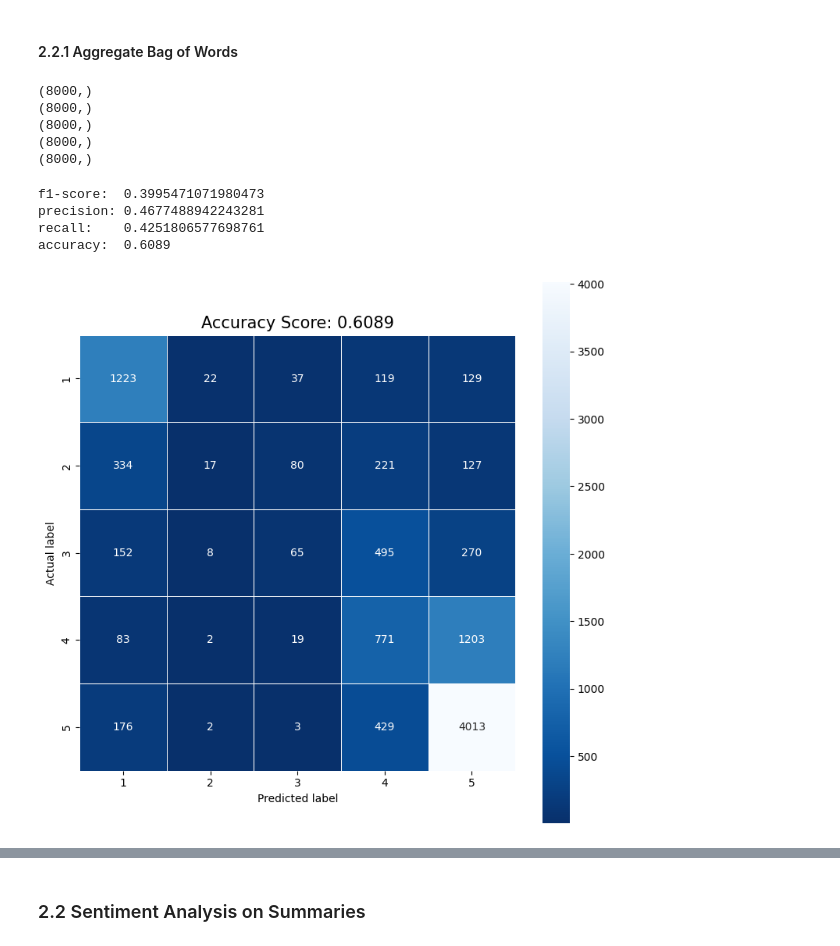
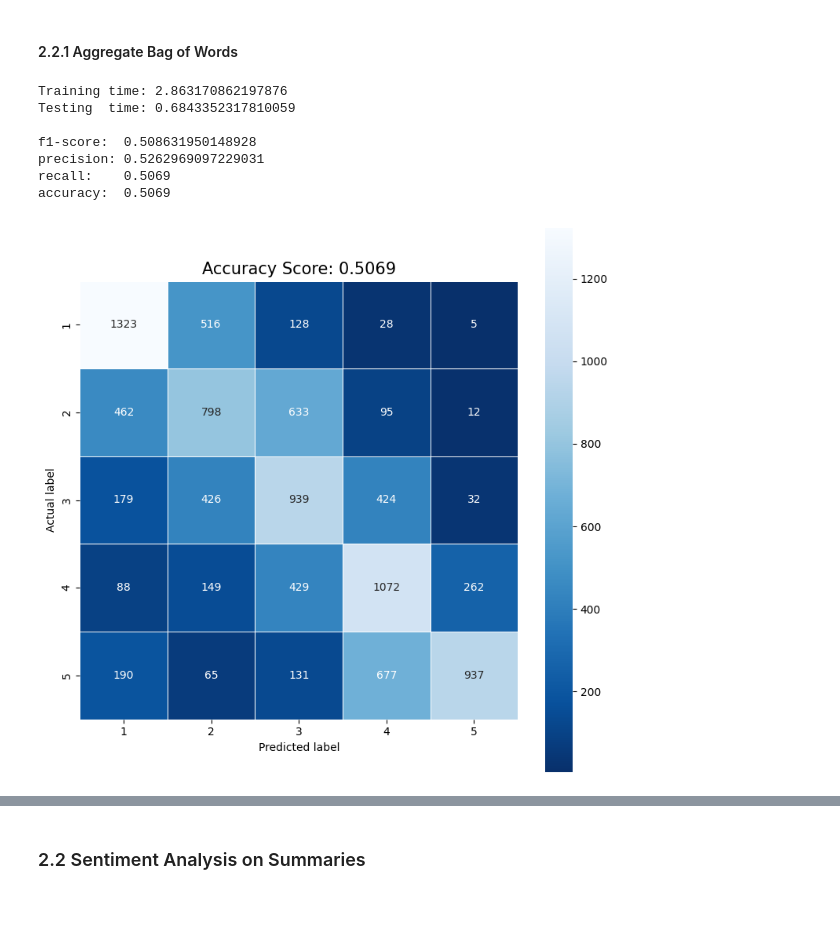
Before and after one commit to raian621/FinalProjectNLP, a Jupyter notebook: FinalProjectNLP.ipynb, the cells around one changed output, grey strips where cells are left out. Drawn from its saved outputs; the diff is of its cells as text; code cells hidden in the pictures; blank space fills up the shorter version.

Commit message:
added timing and printing of results

```diff
--- a/FinalProjectNLP.ipynb
+++ b/FinalProjectNLP.ipynb
@@ -151,7 +162,10 @@ if not path.exists(SOME_REVIEWS_CSV_PATH) and not path.exists(SOME_REVIEWS_WITH_
     del chunks
 # %%
 if not df.empty:
-    ax = df['stars'].value_counts().sort_index().plot(
+    star_counts = df['stars'].value_counts().sort_index()
+    print(star_counts)
+
+    ax = star_counts.plot(
         kind='bar',
         title='Count of Reviews by Stars'
     )
@@ -185,12 +207,23 @@ if not df.empty:
+# %%
+if df.empty and not path.exists(SOME_REVIEWS_WITH_SUMMARIES_CSV_PATH):
+    df = pd.read_csv(SOME_REVIEWS_CSV_PATH)
+
+    ax = df['stars'].value_counts().sort_index().plot(
+        kind='bar',
+        title='Count of Reviews by Stars'
+    )
+    ax.set_xlabel('Review Stars')
+    ax.set_ylabel('Count')
+    plt.show()
 # %%
 if df.empty:
-    df = pd.read_csv(SOME_REVIEWS_CSV_PATH)
+    df = pd.read_csv(SOME_REVIEWS_WITH_SUMMARIES_CSV_PATH, skipinitialspace=True)
 
-ax = df['stars'].value_counts().sort_index().plot(
-    kind='bar',
-    title='Count of Reviews by Stars'
-)
-ax.set_xlabel('Review Stars')
-ax.set_ylabel('Count')
-plt.show()
+    ax = df['stars'].value_counts().sort_index().plot(
+        kind='bar',
+        title='Count of Reviews by Stars'
+    )
+    ax.set_xlabel('Review Stars')
+    ax.set_ylabel('Count')
+    plt.show()
 # %% [output]
@@ -302,26 +371,23 @@ sgkf = StratifiedKFold(n_splits=5, random_state=1, shuffle=True)
 folds = []
 for train_idx, test_idx in sgkf.split(X['text'], y):
     folds.append((train_idx.copy(), test_idx.copy()))
-    print(train_idx.shape)
-# %% [output]
-(8000,)
-(8000,)
-(8000,)
-(8000,)
-(8000,)
 # %%
-# create 5 bag of words for each fold
-bow = create_bow_kfolds(X, 'text', folds)
+# create 5 bag of words for each fold based on entire reviews
+bow = create_bow_kfolds(X['text'], folds)
 # %%
 nb = MultinomialNB()
-scores, cm = cross_validate_bow(bow, y, nb, folds)
+scores, cm, times = cross_validate_bow(bow, y, nb, folds)
 
-print_results(scores, (cm,))
+print_results(scores, (cm,), times)
+record_results(scores, times, 'Naive Bayes')
 # %% [output]
-f1-score:  0.3995471071980473
-precision: 0.4677488942243281
-recall:    0.4251806577698761
-accuracy:  0.6089
+Training time: 2.863170862197876
+Testing  time: 0.6843352317810059
+
+f1-score:  0.508631950148928
+precision: 0.5262969097229031
+recall:    0.5069
+accuracy:  0.5069
-[figure, old version]
+[figure, new version]
 # %%
 lgc = LogisticRegression()
```
Also changed, not shown: parts of 21 cells of this notebook.
